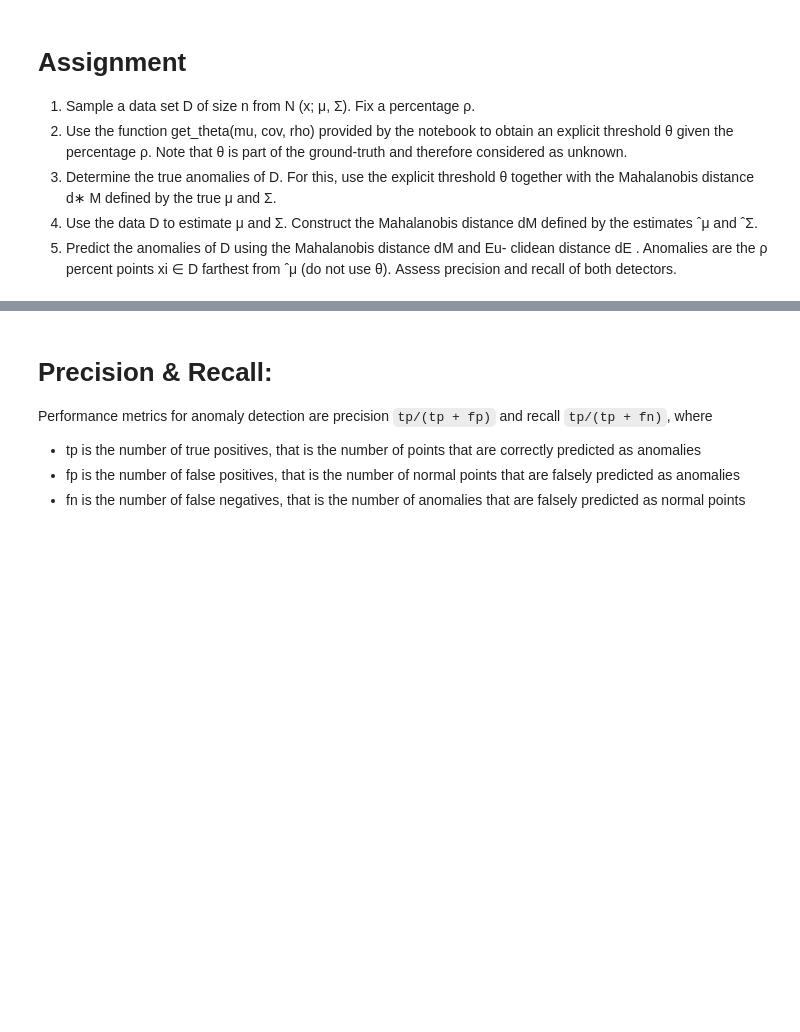
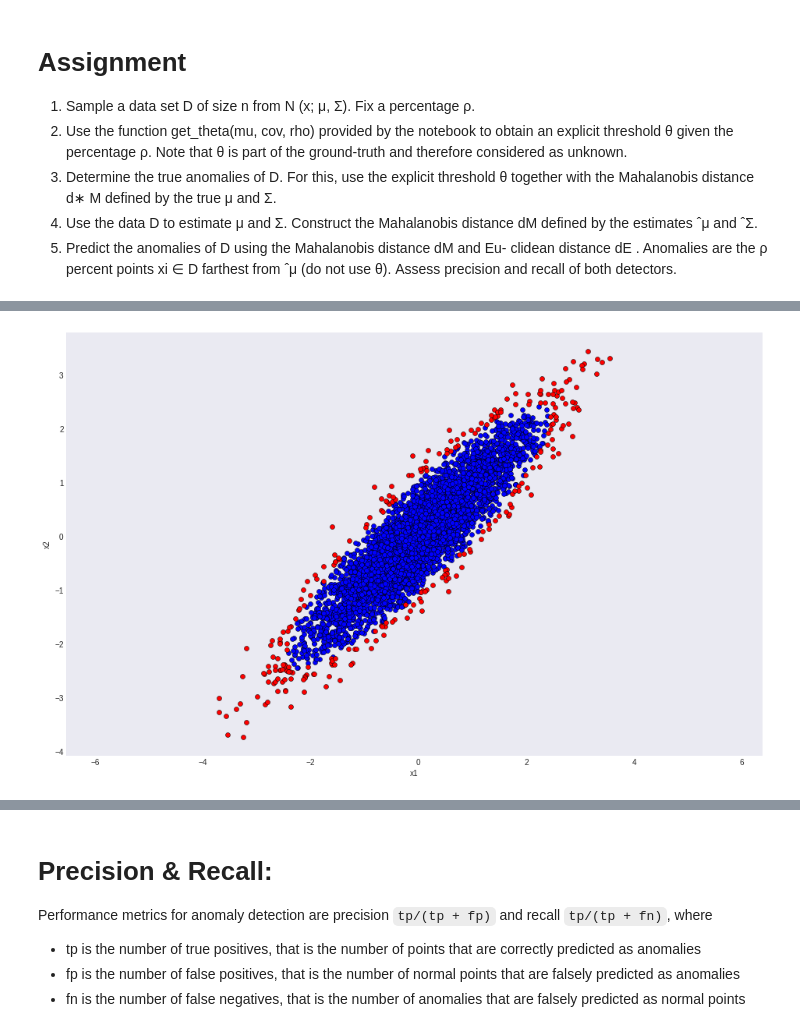
Before and after one commit to larsaars/machine_learning_tests, a Jupyter notebook: assignment_5_1/anomaly.ipynb, the cells around one changed output, grey strips where cells are left out. Drawn from its saved outputs; the diff is of its cells as text; code cells hidden in the pictures; blank space fills up the shorter version.

```diff
--- a/assignment_5_1/anomaly.ipynb
+++ b/assignment_5_1/anomaly.ipynb
@@ -137,3 +192,8 @@ I_T.sum() / len(I_T)
+# %%
+# plot dataset with true anomalies
+plt_points(D, I_T)
+# %% [output]
+[figure, added]
 # %%
 # 4. Use the data D to estimate mu and sigma
 mu_E = D.mean(axis=0)
```
Also changed, not shown: parts of 7 cells of this notebook, 1 other file.
